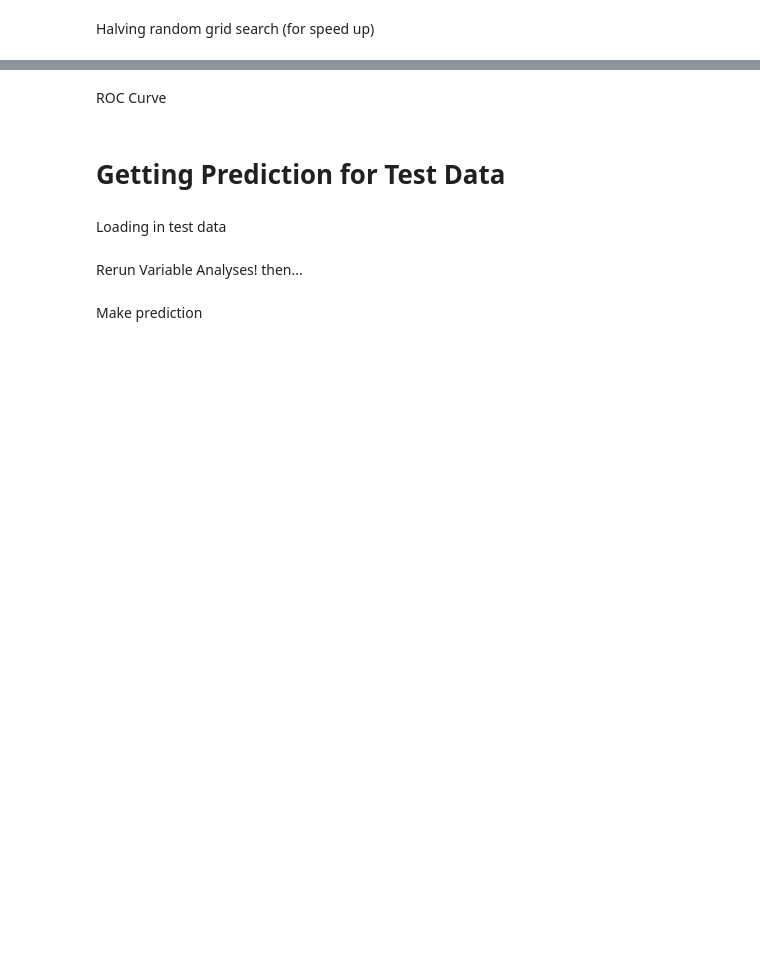
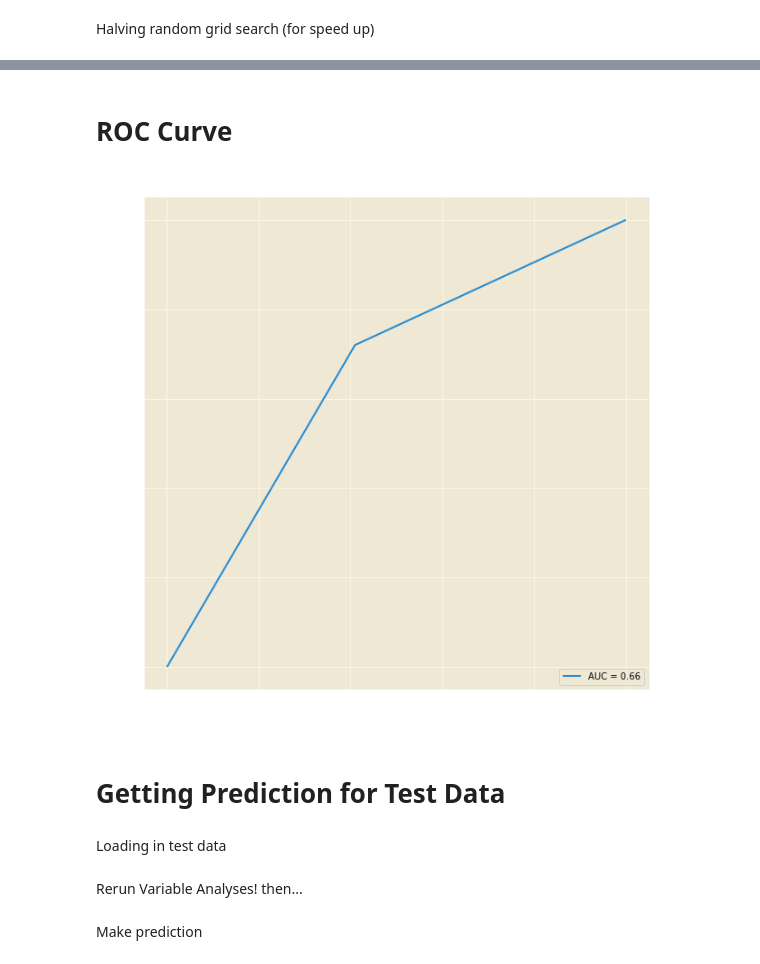
Before and after one commit to mjrog3/amazonawesomeness, a Jupyter notebook: ProjectNotebook.ipynb, the cells around one changed output, grey strips where cells are left out. Saved outputs shown, nothing was run; the diff lists cells and outputs as text; code cells hidden in the pictures; blank space fills up the shorter version.

```diff
--- a/ProjectNotebook.ipynb
+++ b/ProjectNotebook.ipynb
@@ -391,7 +590,7 @@ from sklearn import svm
 
 #kernel type
 #‘linear’, ‘poly’, ‘rbf’, ‘sigmoid’, ‘precomputed’
-kernel = 'poly'
+kernel = 'linear'
 
 #if kernel type = 'poly', degree of poly
 degree = 4
@@ -400,9 +599,9 @@ degree = 4
 probability = False
 
 #tau - penalty for errors is inversely proportional to C
-C = 0.75
+C = 0.2
 
-param_grid = [{'kernel': ['poly','rbf','sigmoid'],
+param_grid = [{'kernel': ['linear','poly','rbf','sigmoid'],
              'C': [0.25,0.5,0.75,1]}]
 
 # param_grid = [{'kernel': ['poly','rbf','sigmoid'],
@@ -568,44 +788,33 @@ Random Forest
 from sklearn.ensemble import RandomForestClassifier
 
 #number of trees, int
-n_estimators=150
+n_estimators=50
 
 #Criteria to determine split quality
 #“gini”, “entropy”, “log_loss”
 criterion = 'log_loss'
 
 #max depth of each tree, int or None for infinite
-max_depth = None
+max_depth = 10
 
 #min #/% of samples to leave in a branch after a split
-min_samples_split = 0.25
+min_samples_split = 0.01
 
 #min #/% of samples to be a leaf node
-min_samples_leaf = 0.4
+min_samples_leaf = 2
 
 # param_grid = [{'n_estimators': [50,100,150],
 #             'criterion': ['gini','entropy','log_loss'],
 #             'max_depth':[None,10,15,20],
 #             'min_samples_split':[2,0.01,0.05,0.1,0.2],
 #             'min_samples_leaf':[2,0.01,0.05,0.1,0.2]}]
-# -> {'criterion': 'log_loss', 'max_depth': None, 'min_samples_leaf': 0.2, 'min_samples_split': 0.2, 'n_estimators': 150}
-# f1: 0.686935866983373
+# {'criterion': 'log_loss', 'max_depth': 10, 'min_samples_leaf': 2, 'min_samples_split': 0.01, 'n_estimators': 50}
+# 0.660806071960417
 
-# param_grid = [{'n_estimators': [125,150,175,200],
-#             'min_samples_split':[.1,.2,.3],
-#             'min_samples_leaf':[.1,.2,.3]}]
-# -> {'min_samples_leaf': 0.3, 'min_samples_split': 0.2, 'n_estimators': 150}
-# f1: 0.6944863744763707
-
-# param_grid = [{'n_estimators': [140,145,150,155,160],
-#             'min_samples_split':[.15,.2,.25],
-#             'min_samples_leaf':[.25,.3,.35,.4]}]
-# -> {'min_samples_leaf': 0.4, 'min_samples_split': 0.25, 'n_estimators': 150}
-# f1: 0.6944863744763707
-
-# param_grid = [{'min_samples_split':[0.15,0.175,0.2,0.225,0.25,0.275,0.3]}]
-# -> 0.6944863744763707
-# {'min_samples_split': 0.25}
+param_grid = [{'n_estimators': [30,40,50,60],
+            'max_depth':[8,9,10,11],
+            'min_samples_split':[0.005,0.01,0.015],
+            'min_samples_leaf':[2,7,10]}]
 
 randomforest_model = RandomForestClassifier(n_estimators=n_estimators, criterion=criterion, max_depth=max_depth, min_samples_split=min_samples_split, min_samples_leaf=min_samples_leaf, n_jobs=-1)
 # %% [markdown]
@@ -849,7 +1019,7 @@ must have parameters for variable in *params*
 # %%
 from sklearn.model_selection import GridSearchCV
 
-grid_search = GridSearchCV(knn_model, param_grid=param_grid, scoring='f1', cv=10)
+grid_search = GridSearchCV(randomforest_model, param_grid=param_grid, scoring='f1', cv=10)
 grid_search.fit(x_train,y_train)
 print(grid_search.best_params_)
 print(grid_search.score(x_test,y_test))
@@ -859,7 +1032,7 @@ Halving random grid search (for speed up)
 from sklearn.experimental import enable_halving_search_cv
 from sklearn.model_selection import HalvingGridSearchCV
 
-hg_search = HalvingGridSearchCV(knn_model, param_grid=param_grid, scoring='f1', cv=10)
+hg_search = HalvingGridSearchCV(svm_model, param_grid=param_grid, scoring='f1', cv=10)
 hg_search.fit(x_train,y_train)
 print(hg_search.best_params_)
 print(hg_search.score(x_test,y_test))
@@ -911,33 +1078,35 @@ print(out.shape)
 #  'Summary_Avg_Sentiment' 'Review_Length' 'Summary_Length']
 # -> RFECV2: [4 1 5 1 1 3 2]
 #
-# %% [markdown]
-ROC Curve
+# %% [markdown]
+# ROC Curve
 # %%
-y_pred = randomforest_model.fit(x_train, y_train).predict(x_test)
+y_pred = svm_model.fit(x_train, y_train).predict(x_test)
 
 fpr, tpr, thresholds = metrics.roc_curve(y_test,y_pred)
 AUROC = metrics.auc(fpr, tpr)
 
 disp = metrics.RocCurveDisplay(fpr=fpr,tpr=tpr,roc_auc=AUROC)
 
 
 
 fig = plt.figure()
 ax = fig.add_subplot()
 ax.tick_params(axis='x', colors='white')
 ax.tick_params(axis='y', colors='white')
 ax.spines['left'].set_color('white')
 ax.spines['bottom'].set_color('white')
 
 plt.rcParams['figure.figsize'] = [10, 10]
 plt.xlabel("X",fontsize=20, color='white')
 plt.ylabel("Y",fontsize=20, color='white')
 plt.title("Area Under ROC Curve", fontsize = 20, color='white')
 
 disp.plot(ax)
 
 plt.show()
+# %% [output]
+[figure, added]
 # %% [markdown]
 # Getting Prediction for Test Data
 # %% [markdown]
```
Also changed, not shown: parts of 58 cells of this notebook.
